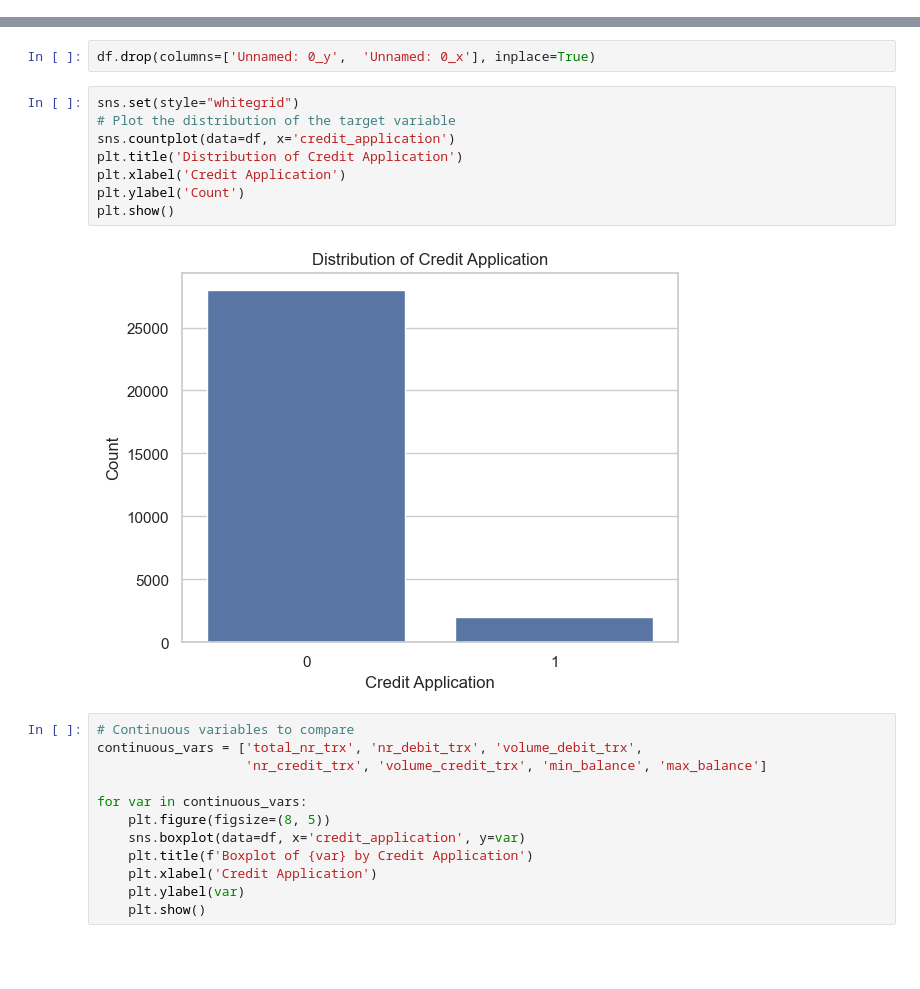
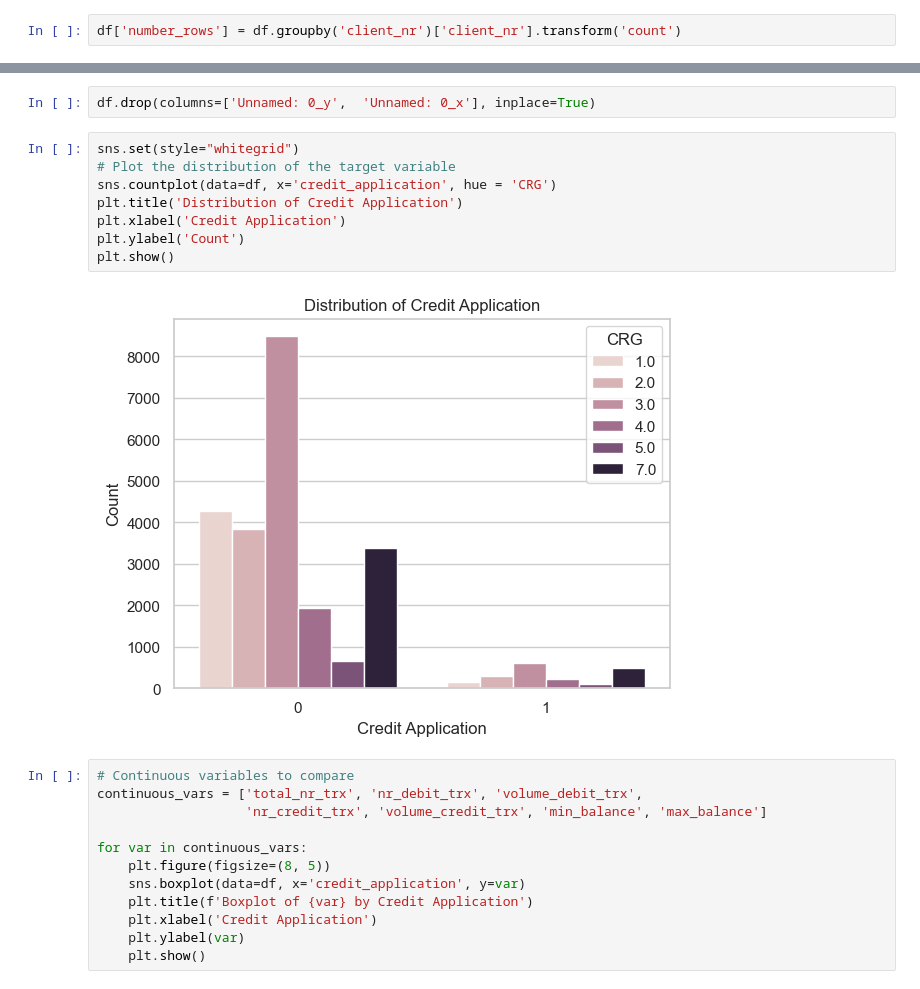
Before and after one commit to Mehranmzn/CL_prediction, a Jupyter notebook: notebooks/data_exploration.ipynb, the cells around one changed output, grey strips where cells are left out. Cells and saved outputs as stored; diff of their text form; blank space fills up the shorter version.

```diff
--- a/notebooks/data_exploration.ipynb
+++ b/notebooks/data_exploration.ipynb
@@ -9,3 +9,5 @@ from matplotlib.colors import ListedColormap, LinearSegmentedColormap
 credit = pd.read_csv('../data/credit_applications.csv')
 customers = pd.read_csv('../data/customers.csv')
 df = pd.merge(credit, customers, on=['client_nr', 'yearmonth'], how='outer')  # You can change 'outer' to 'inner', 'left', or 'right' as needed
+# %%
+df['number_rows'] = df.groupby('client_nr')['client_nr'].transform('count')
@@ -22,13 +29,13 @@ df.drop(columns=['Unnamed: 0_y',  'Unnamed: 0_x'], inplace=True)
 # %%
 sns.set(style="whitegrid")
 # Plot the distribution of the target variable
-sns.countplot(data=df, x='credit_application')
+sns.countplot(data=df, x='credit_application', hue = 'CRG')
 plt.title('Distribution of Credit Application')
 plt.xlabel('Credit Application')
 plt.ylabel('Count')
 plt.show()
 # %% [output]
-[figure, old version]
+[figure, new version]
 # %%
 # Continuous variables to compare
 continuous_vars = ['total_nr_trx', 'nr_debit_trx', 'volume_debit_trx',
```
Also changed, not shown: parts of 15 cells of this notebook, 4 other files.
